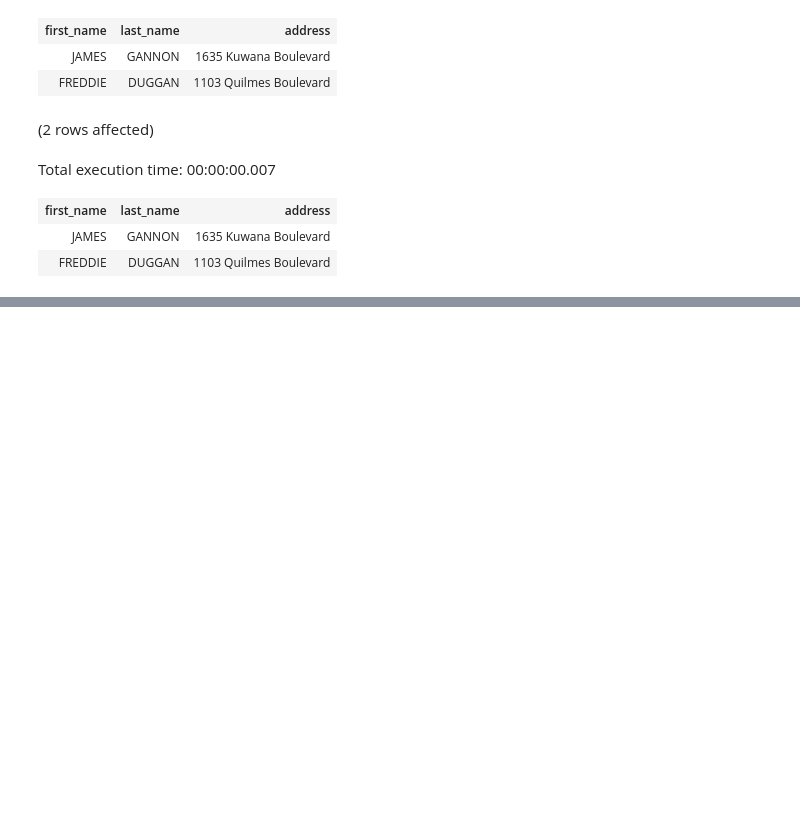
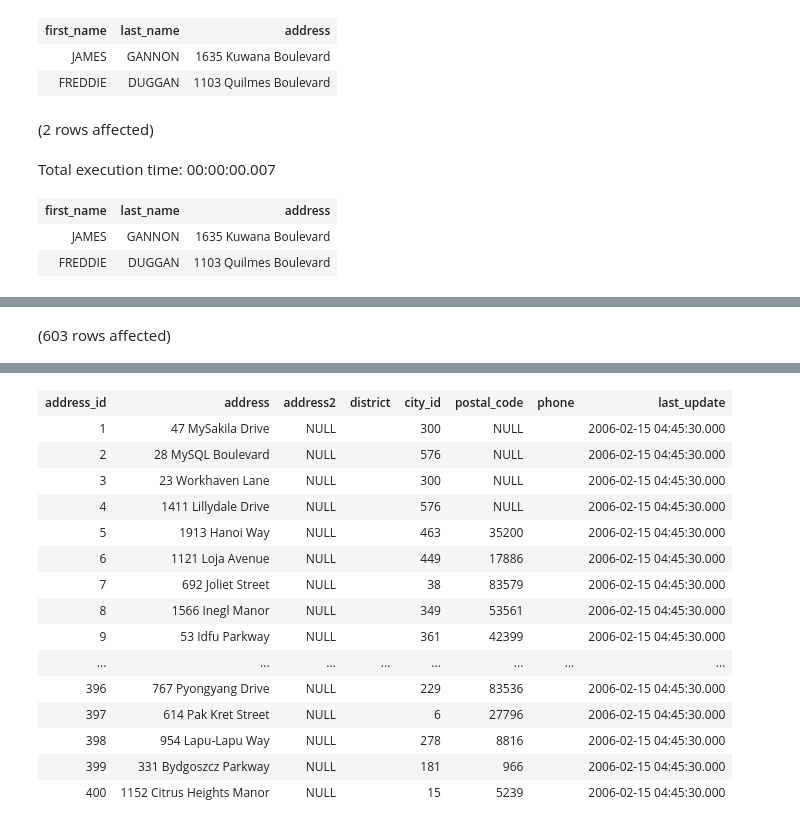
Before and after one commit to ferreira-mr/livroLearningSQL_AlanBeaulieu, a Jupyter notebook: chapter05_QueryingMultipleTables.ipynb, the cells around one changed output, grey strips where cells are left out. Cells and saved outputs as stored; diff of their text form; code cells hidden in the pictures; blank space fills up the shorter version.

```diff
--- a/chapter05_QueryingMultipleTables.ipynb
+++ b/chapter05_QueryingMultipleTables.ipynb
@@ -90,0 +376,5 @@ Total execution time: 00:00:00.007
+# %%
+SELECT *
+from address
+# %% [output]
+(603 rows affected)
@@ -90,0 +382,16 @@ Total execution time: 00:00:00.007
+| address_id | address | address2 | district | city_id | postal_code | phone | last_update |
+| 1 | 47 MySakila Drive | NULL |  | 300 | NULL |  | 2006-02-15 04:45:30.000 |
+| 2 | 28 MySQL Boulevard | NULL |  | 576 | NULL |  | 2006-02-15 04:45:30.000 |
+| 3 | 23 Workhaven Lane | NULL |  | 300 | NULL |  | 2006-02-15 04:45:30.000 |
+| 4 | 1411 Lillydale Drive | NULL |  | 576 | NULL |  | 2006-02-15 04:45:30.000 |
+| 5 | 1913 Hanoi Way | NULL |  | 463 | 35200 |  | 2006-02-15 04:45:30.000 |
+| 6 | 1121 Loja Avenue | NULL |  | 449 | 17886 |  | 2006-02-15 04:45:30.000 |
+| 7 | 692 Joliet Street | NULL |  | 38 | 83579 |  | 2006-02-15 04:45:30.000 |
+| 8 | 1566 Inegl Manor | NULL |  | 349 | 53561 |  | 2006-02-15 04:45:30.000 |
+| 9 | 53 Idfu Parkway | NULL |  | 361 | 42399 |  | 2006-02-15 04:45:30.000 |
+| ... | ... | ... | ... | ... | ... | ... | ... |
+| 396 | 767 Pyongyang Drive | NULL |  | 229 | 83536 |  | 2006-02-15 04:45:30.000 |
+| 397 | 614 Pak Kret Street | NULL |  | 6 | 27796 |  | 2006-02-15 04:45:30.000 |
+| 398 | 954 Lapu-Lapu Way | NULL |  | 278 | 8816 |  | 2006-02-15 04:45:30.000 |
+| 399 | 331 Bydgoszcz Parkway | NULL |  | 181 | 966 |  | 2006-02-15 04:45:30.000 |
+| 400 | 1152 Citrus Heights Manor | NULL |  | 15 | 5239 |  | 2006-02-15 04:45:30.000 |
```
Also changed, not shown: parts of 23 cells of this notebook, 1 other file.
